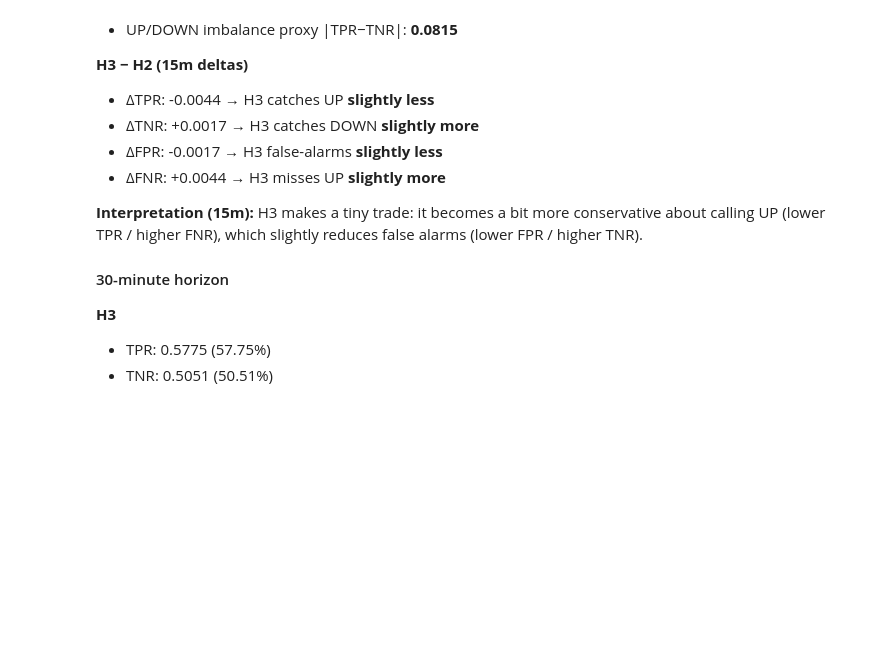
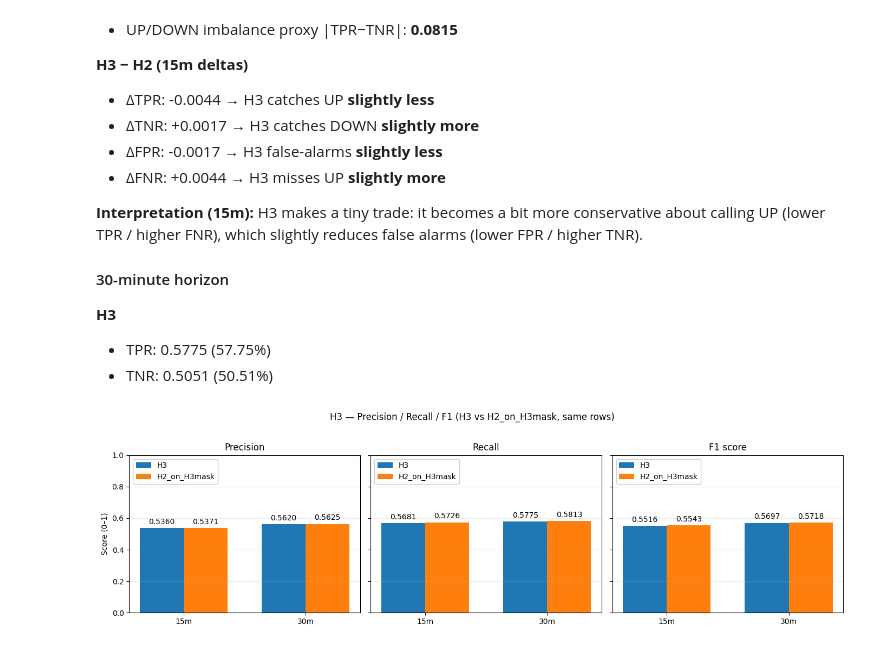
Before and after one commit to cankaradogann/DSA210-Project-Can-Karadogan, a Jupyter notebook: notebooks/08_hypothesis_tests.ipynb, the cells around one changed output. Saved outputs shown, nothing was run; the diff lists cells and outputs as text; code cells hidden in the pictures; blank space fills up the shorter version.

```diff
--- a/notebooks/08_hypothesis_tests.ipynb
+++ b/notebooks/08_hypothesis_tests.ipynb
@@ -5242,3 +5162,74 @@ which slightly reduces false alarms (lower FPR / higher TNR).
 **H3**
 - TPR: 0.5775 (57.75%)
 - TNR: 0.5051 (50.51%)
+# %%
+import matplotlib.pyplot as plt
+
+# ==========================
+# H3 — Plot #6
+# Precision / Recall / F1 comparison
+# Compares: H3 vs H2_on_H3mask (15m and 30m)
+# Uses ONLY: precision, recall, f1 from:
+#   H3_overall_15, H3_overall_30, H2_on_H3mask_15, H2_on_H3mask_30
+# Notes: This cell only plots. (h3 dict is assumed already loaded.)
+# ==========================
+
+def safe_float(x):
+    try:
+        return float(x)
+    except Exception:
+        return float("nan")
+
+metrics = ["precision", "recall", "f1"]
+titles  = ["Precision", "Recall", "F1 score"]
+
+blocks = {
+    "H3": {
+        "15m": h3["H3_overall_15"],
+        "30m": h3["H3_overall_30"],
+    },
+    "H2_on_H3mask": {
+        "15m": h3["H2_on_H3mask_15"],
+        "30m": h3["H2_on_H3mask_30"],
+    }
+}
+
+# Extract values
+vals = {}
+for m in metrics:
+    vals[m] = {
+        "H3": [safe_float(blocks["H3"]["15m"][m]), safe_float(blocks["H3"]["30m"][m])],
+        "H2": [safe_float(blocks["H2_on_H3mask"]["15m"][m]), safe_float(blocks["H2_on_H3mask"]["30m"][m])],
+    }
+
+labels = ["15m", "30m"]
+x = range(len(labels))
+bar_w = 0.36
+
+fig, axes = plt.subplots(1, 3, figsize=(14, 4), sharey=True)
+fig.suptitle("H3 — Precision / Recall / F1 (H3 vs H2_on_H3mask, same rows)", y=1.02)
+
+for ax, m, t in zip(axes, metrics, titles):
+    ax.bar([i - bar_w/2 for i in x], vals[m]["H3"], width=bar_w, label="H3")
+    ax.bar([i + bar_w/2 for i in x], vals[m]["H2"], width=bar_w, label="H2_on_H3mask")
+
+    ax.set_title(t)
+    ax.set_xticks(list(x))
+    ax.set_xticklabels(labels)
+    ax.set_ylim(0.0, 1.0)
+    ax.grid(axis="y", alpha=0.25)
+
+    # Value labels
+    for i, v in enumerate(vals[m]["H3"]):
+        ax.text(i - bar_w/2, v + 0.015, f"{v:.4f}", ha="center", va="bottom", fontsize=10)
+    for i, v in enumerate(vals[m]["H2"]):
+        ax.text(i + bar_w/2, v + 0.015, f"{v:.4f}", ha="center", va="bottom", fontsize=10)
+
+    # Per your preference: legend in upper-left for each panel
+    ax.legend(loc="upper left", framealpha=0.95)
+
+axes[0].set_ylabel("Score (0–1)")
+plt.tight_layout()
+plt.show()
+# %% [output]
+[figure, added]
```
Also changed, not shown: parts of 10 cells of this notebook.
